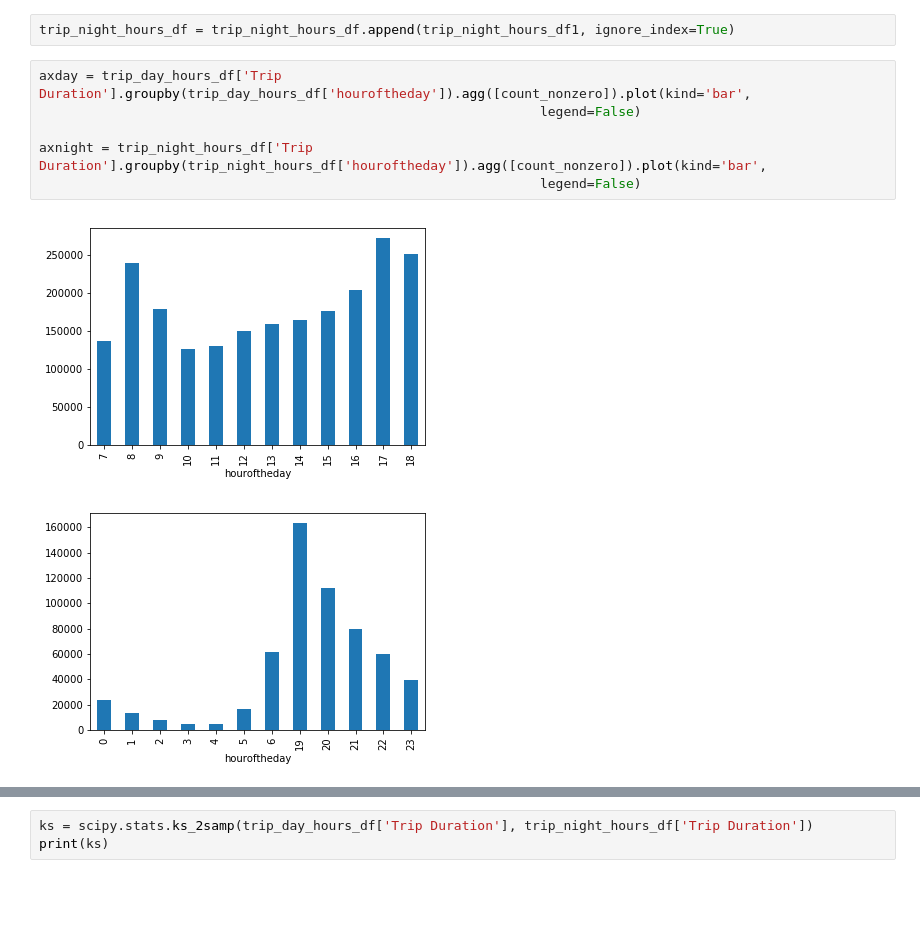
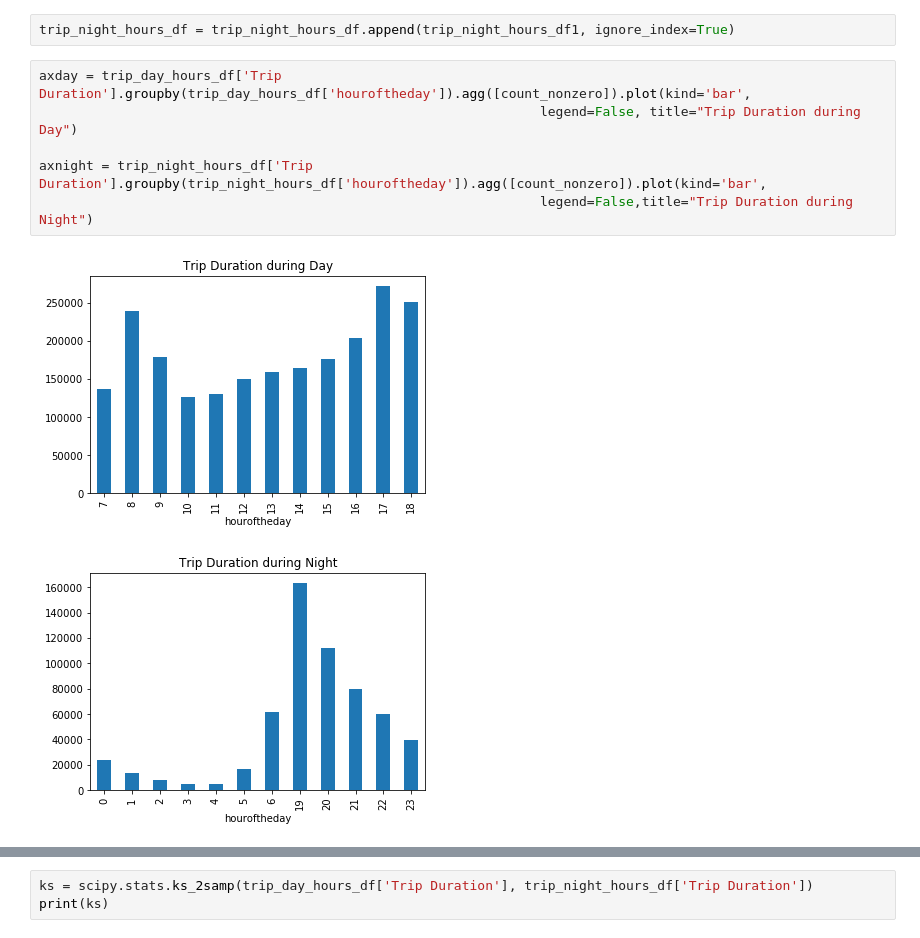
Before and after one commit to ssb10/PUI2017_ssb602, a Jupyter notebook: HW4_ssb602/citibikes_compare_distributions.ipynb, the cells around one changed output, grey strips where cells are left out. Drawn from its saved outputs; the diff is of its cells as text; blank space fills up the shorter version.

```diff
--- a/HW4_ssb602/citibikes_compare_distributions.ipynb
+++ b/HW4_ssb602/citibikes_compare_distributions.ipynb
@@ -173,10 +141,10 @@ Name: houroftheday, dtype: int64
 trip_night_hours_df = trip_night_hours_df.append(trip_night_hours_df1, ignore_index=True)
 # %%
 axday = trip_day_hours_df['Trip Duration'].groupby(trip_day_hours_df['houroftheday']).agg([count_nonzero]).plot(kind='bar',
-                                                                legend=False)
+                                                                legend=False, title="Trip Duration during Day")
 
 axnight = trip_night_hours_df['Trip Duration'].groupby(trip_night_hours_df['houroftheday']).agg([count_nonzero]).plot(kind='bar',
-                                                                legend=False)
+                                                                legend=False,title="Trip Duration during Night")
 # %% [output]
-[figure, old version]
+[figure, new version]
-[figure, old version]
+[figure, new version]
```
Also changed, not shown: parts of 62 cells of this notebook.
